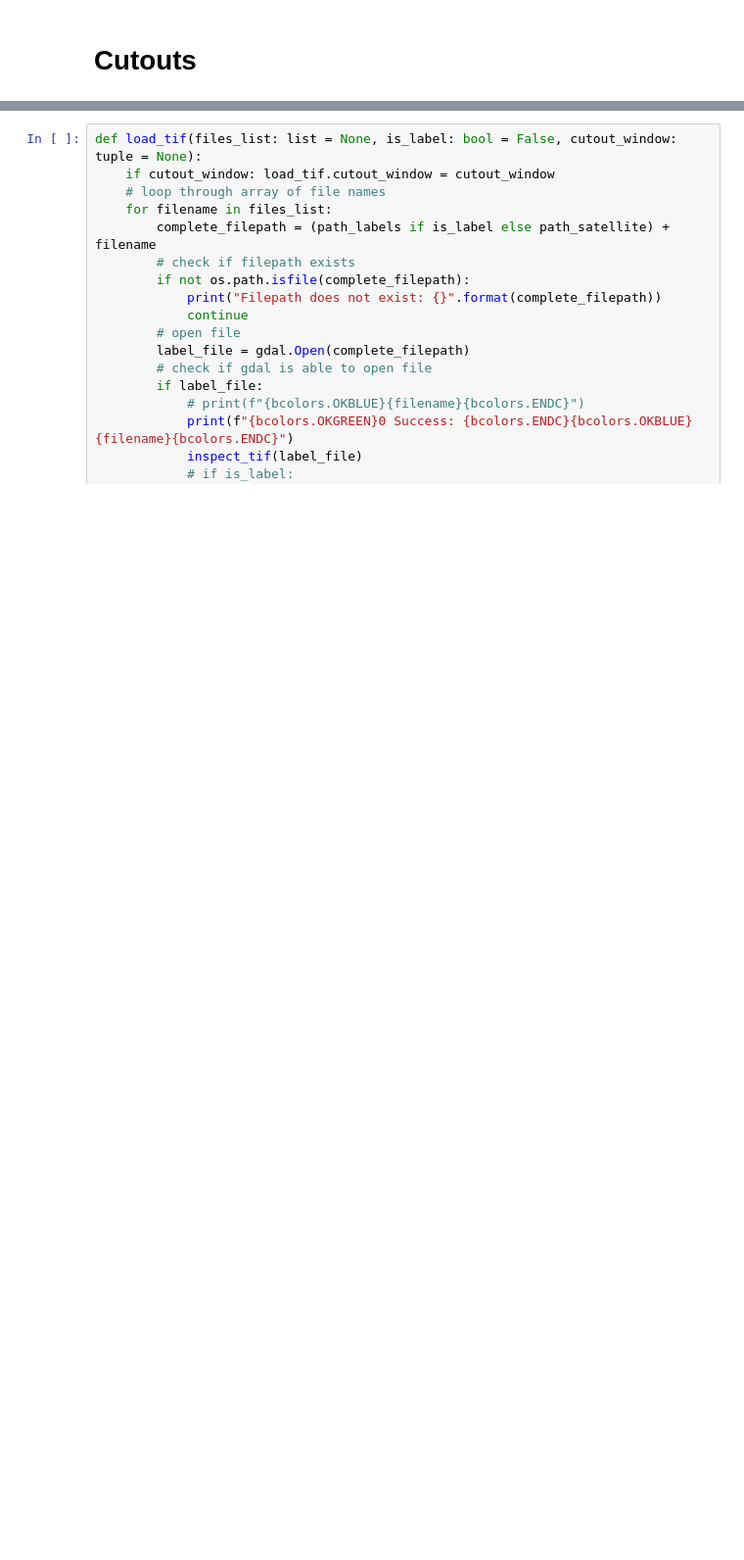
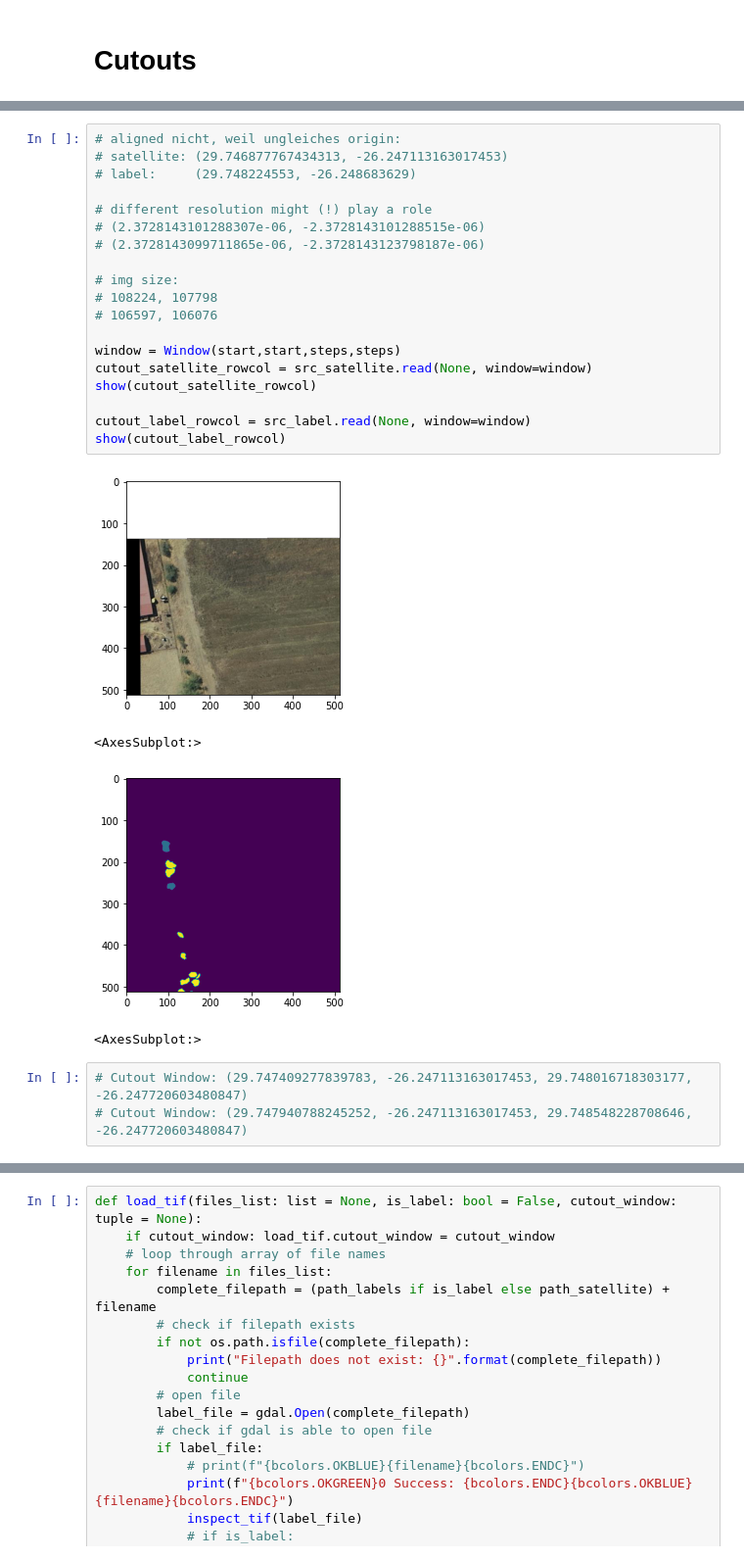
Before and after one commit to lgiesen/DL-Semantic-Segmentation-of-Tree-Stock-in-South-Africa-Using-Satellite-Images, a Jupyter notebook: 0_archive/archive.ipynb, the cells around one changed output, grey strips where cells are left out. Shown at 98% size. Cells and saved outputs as stored; diff of their text form; blank space fills up the shorter version.

```diff
--- a/0_archive/archive.ipynb
+++ b/0_archive/archive.ipynb
@@ -82,0 +97,27 @@ def inspect_tif(dataset):
+# %%
+# aligned nicht, weil ungleiches origin:
+# satellite: (29.746877767434313, -26.247113163017453)
+# label:     (29.748224553, -26.248683629)
+
+# different resolution might (!) play a role
+# (2.3728143101288307e-06, -2.3728143101288515e-06)
+# (2.3728143099711865e-06, -2.3728143123798187e-06)
+
+# img size:
+# 108224, 107798
+# 106597, 106076
+
+window = Window(start,start,steps,steps)
+cutout_satellite_rowcol = src_satellite.read(None, window=window)
+show(cutout_satellite_rowcol)
+
+cutout_label_rowcol = src_label.read(None, window=window)
+show(cutout_label_rowcol)
+# %% [output]
+[figure, added]
+<AxesSubplot:>
+[figure, added]
+<AxesSubplot:>
+# %%
+# Cutout Window: (29.747409277839783, -26.247113163017453, 29.748016718303177, -26.247720603480847)
+# Cutout Window: (29.747940788245252, -26.247113163017453, 29.748548228708646, -26.247720603480847)
```
Also changed, not shown: parts of 16 cells of this notebook, 2 other files.
